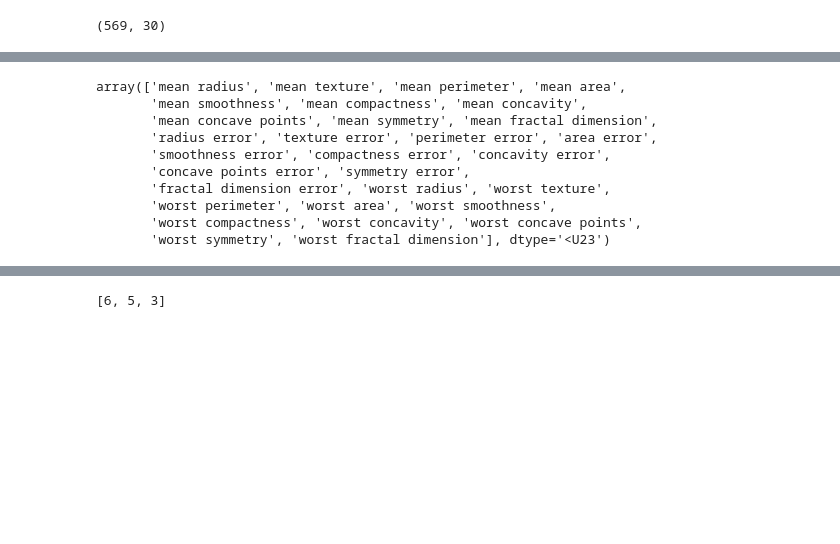
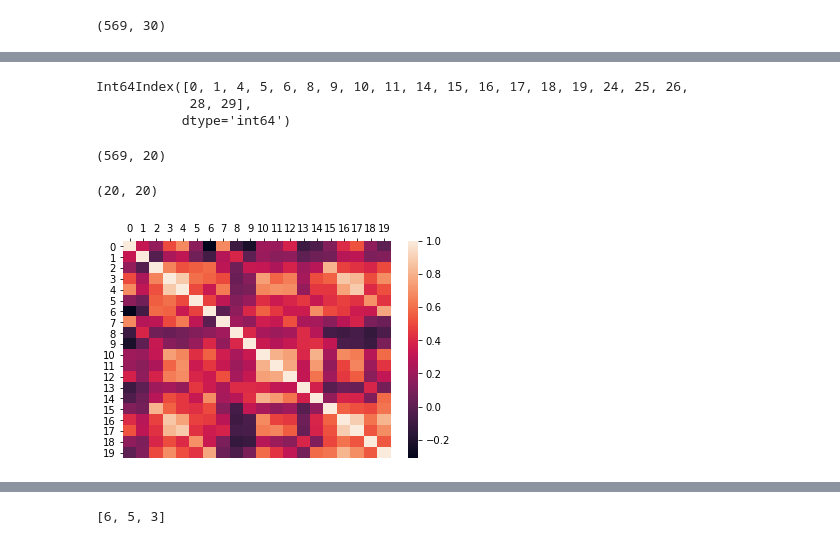
Before and after one commit to ujnomw/neural-networks, a Jupyter notebook: pca/pca.ipynb, the cells around one changed output, grey strips where cells are left out. Cells and saved outputs as stored; diff of their text form; code cells hidden in the pictures; blank space fills up the shorter version.

```diff
--- a/pca/pca.ipynb
+++ b/pca/pca.ipynb
@@ -132,0 +133,3 @@ covmat.shape
+# %%
+bc = load_breast_cancer()
+corr = pd.DataFrame(X).corr()
@@ -133,17 +150,23 @@ covmat.shape
+# %%
+selected_columns
+# %% [output]
+Int64Index([0, 1, 4, 5, 6, 8, 9, 10, 11, 14, 15, 16, 17, 18, 19, 24, 25, 26,
+            28, 29],
+           dtype='int64')
+# %%
+X = pd.DataFrame(X)[selected_columns].to_numpy()
+X.shape
+# %% [output]
+(569, 20)
 # %%
-bc = load_breast_cancer()
-bc.feature_names
+selected_features = bc.feature_names[selected_columns]
-# %% [output]
-array(['mean radius', 'mean texture', 'mean perimeter', 'mean area',
-       'mean smoothness', 'mean compactness', 'mean concavity',
-       'mean concave points', 'mean symmetry', 'mean fractal dimension',
-       'radius error', 'texture error', 'perimeter error', 'area error',
-       'smoothness error', 'compactness error', 'concavity error',
-       'concave points error', 'symmetry error',
-       'fractal dimension error', 'worst radius', 'worst texture',
-       'worst perimeter', 'worst area', 'worst smoothness',
-       'worst compactness', 'worst concavity', 'worst concave points',
-       'worst symmetry', 'worst fractal dimension'], dtype='<U23')
+# %%
+covmat = np.cov(X.T);
+sns.heatmap(covmat, vmax=1., square=False).xaxis.tick_top()
+covmat.shape
+# %% [output]
+(20, 20)
+[figure, added]
 # %%
 vals, _ = np.linalg.eig(covmat)
 kKaiser = kaiser(vals)
```
Also changed, not shown: parts of 9 cells of this notebook, 10 other files.
